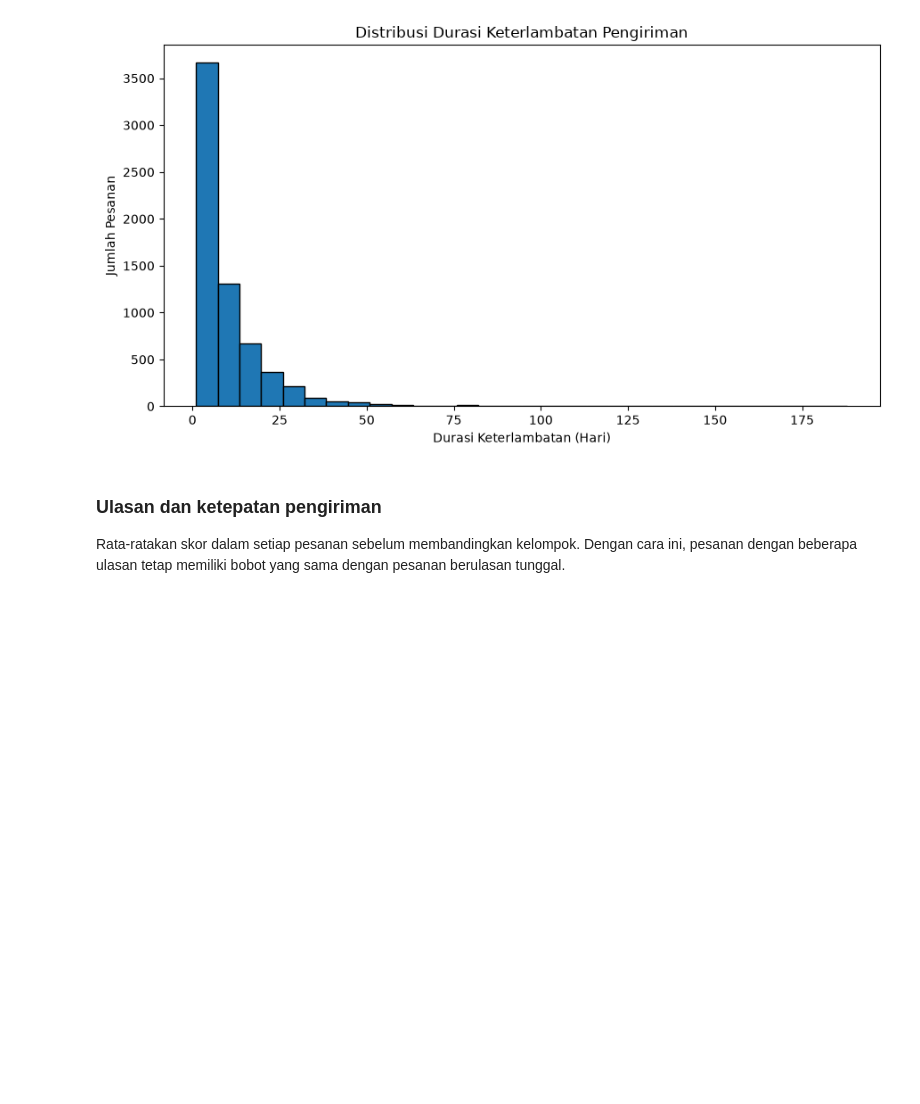
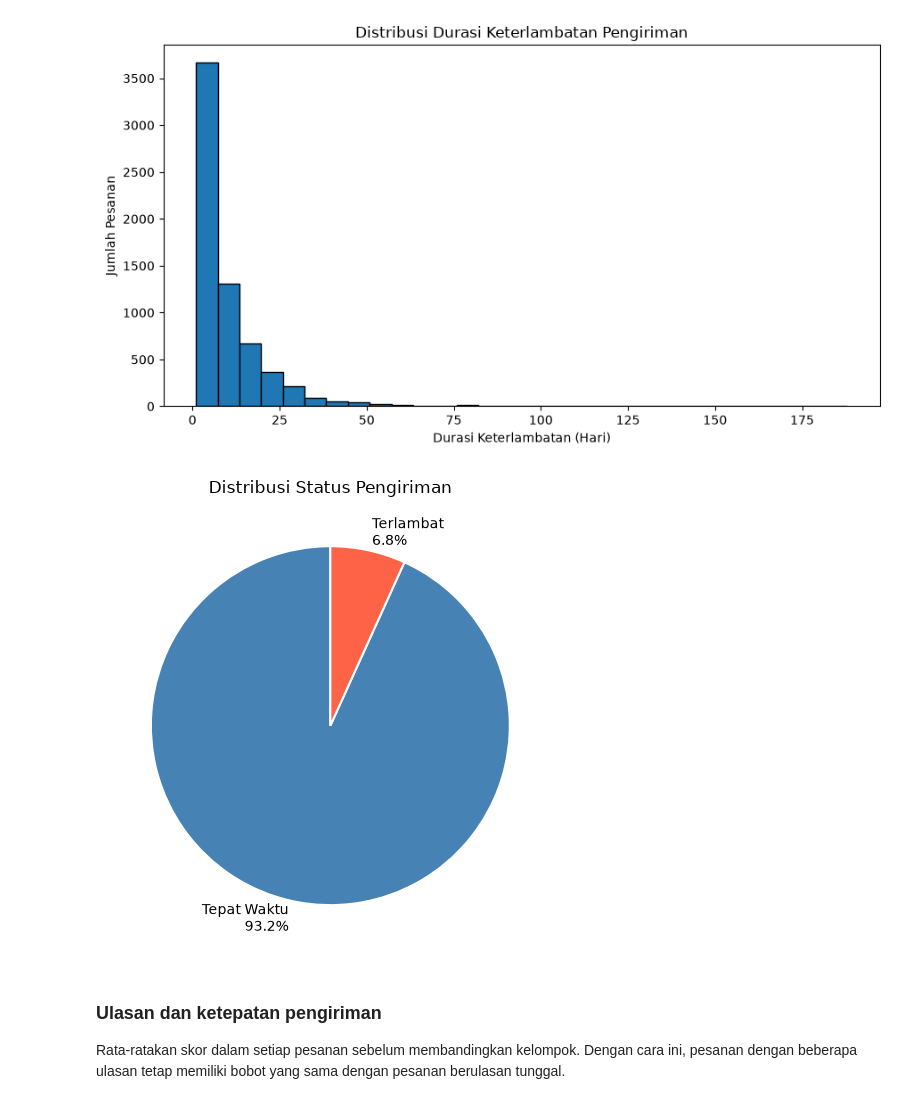
Before and after one commit to cipluk4n/DataScience_Kelompok-apa, a Jupyter notebook: olist_crisp_dm.ipynb, the cells around one changed output. Cells and saved outputs as stored; diff of their text form; code cells hidden in the pictures; blank space fills up the shorter version.

Commit message:
menambahkan visualisasi dari file di branch master

```diff
--- a/olist_crisp_dm.ipynb
+++ b/olist_crisp_dm.ipynb
@@ -115,6 +149,22 @@ plt.show()
 | Tepat waktu | 89936 | 93.23 |
 | Terlambat | 6534 | 6.77 |
 [figure]
+# %%
+counts = data["is_late"].value_counts().reindex([0, 1], fill_value=0)
+plt.figure(figsize=(5, 5))
+plt.pie(
+    counts,
+    labels=[f'Tepat Waktu\n{counts[0]/counts.sum()*100:.1f}%',
+             f'Terlambat\n{counts[1]/counts.sum()*100:.1f}%'],
+    colors=["steelblue", "tomato"],
+    startangle=90,
+    wedgeprops={"edgecolor": "white", "linewidth": 1.5}
+)
+plt.title("Distribusi Status Pengiriman")
+plt.tight_layout()
+plt.show()
+# %% [output]
+[figure, added]
 # %% [markdown]
 ### Ulasan dan ketepatan pengiriman
 
```
Also changed, not shown: parts of 2 cells of this notebook.
